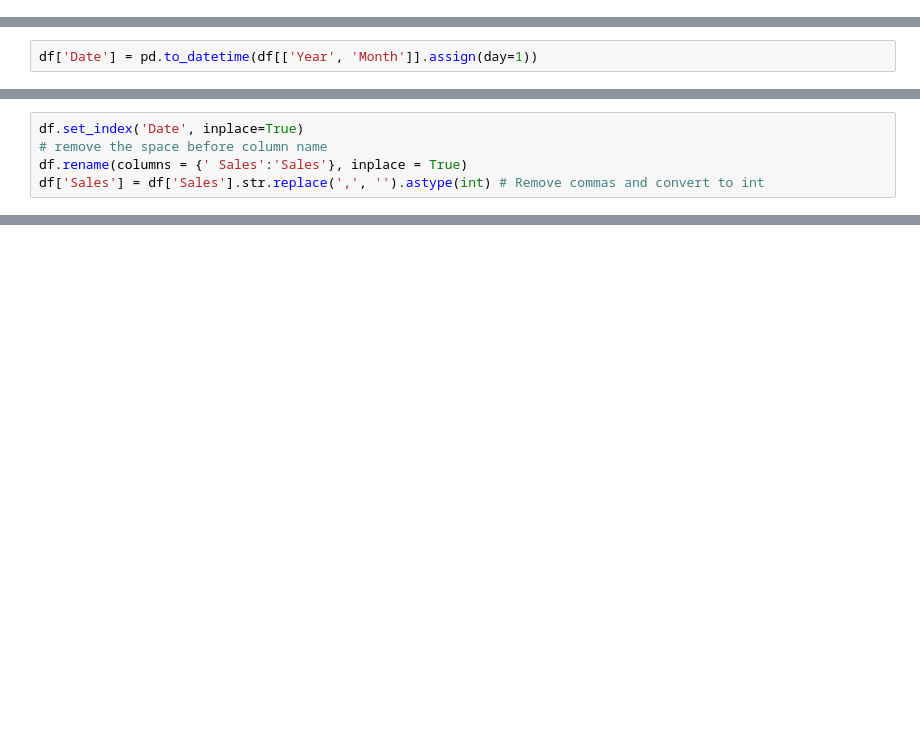
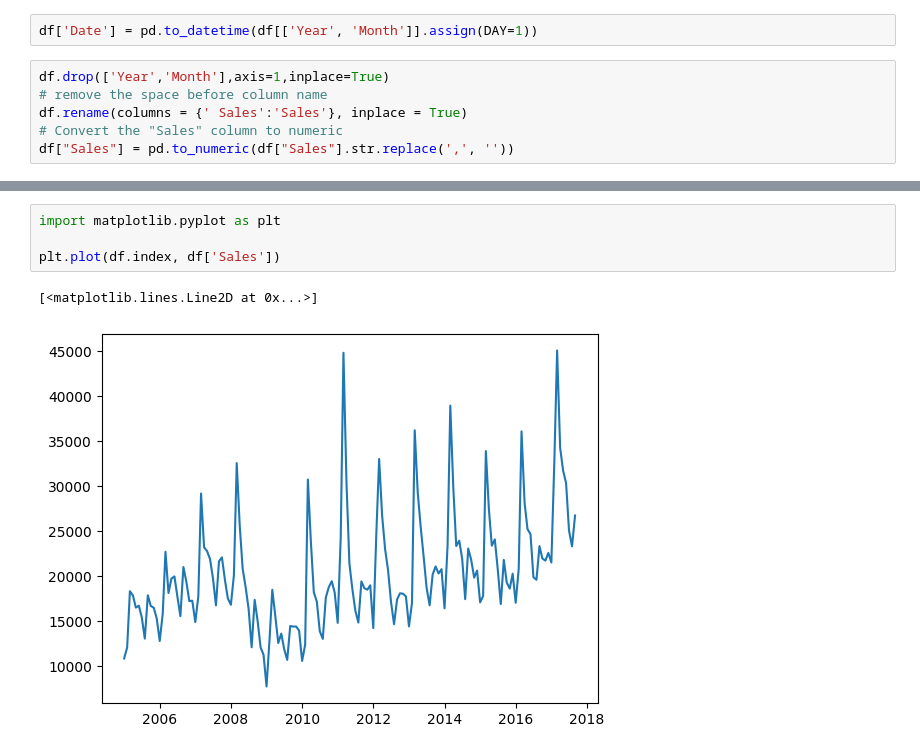
Before and after one commit to arjun-ms/Crane-Sales-Forecast, a Jupyter notebook: LSTM.ipynb, the cells around one changed output, grey strips where cells are left out. Saved outputs shown, nothing was run; the diff lists cells and outputs as text; blank space fills up the shorter version.

```diff
--- a/LSTM.ipynb
+++ b/LSTM.ipynb
@@ -8,2 +12,10 @@ df = pd.read_csv('TimeSeries.csv')
+# %%
+df['Date'] = pd.to_datetime(df[['Year', 'Month']].assign(DAY=1))
+# %%
+df.drop(['Year','Month'],axis=1,inplace=True)
+# remove the space before column name
+df.rename(columns = {' Sales':'Sales'}, inplace = True)
+# Convert the "Sales" column to numeric
+df["Sales"] = pd.to_numeric(df["Sales"].str.replace(',', ''))
 # %%
 df
@@ -10,3 +36 @@ df
-# %%
-df['Date'] = pd.to_datetime(df[['Year', 'Month']].assign(day=1))
 # %%
@@ -14,7 +38,2 @@ df.drop(['Year','Month'],axis=1,inplace=True)
-# %%
-df.set_index('Date', inplace=True)
-# remove the space before column name
-df.rename(columns = {' Sales':'Sales'}, inplace = True)
-df['Sales'] = df['Sales'].str.replace(',', '').astype(int) # Remove commas and convert to int
 # %%
 df
@@ -20,0 +55,7 @@ df
+# %%
+import matplotlib.pyplot as plt
+
+plt.plot(df.index, df['Sales'])
+# %% [output]
+[<matplotlib.lines.Line2D at 0x...>]
+[figure, added]
```
Also changed, not shown: parts of 46 cells of this notebook.
